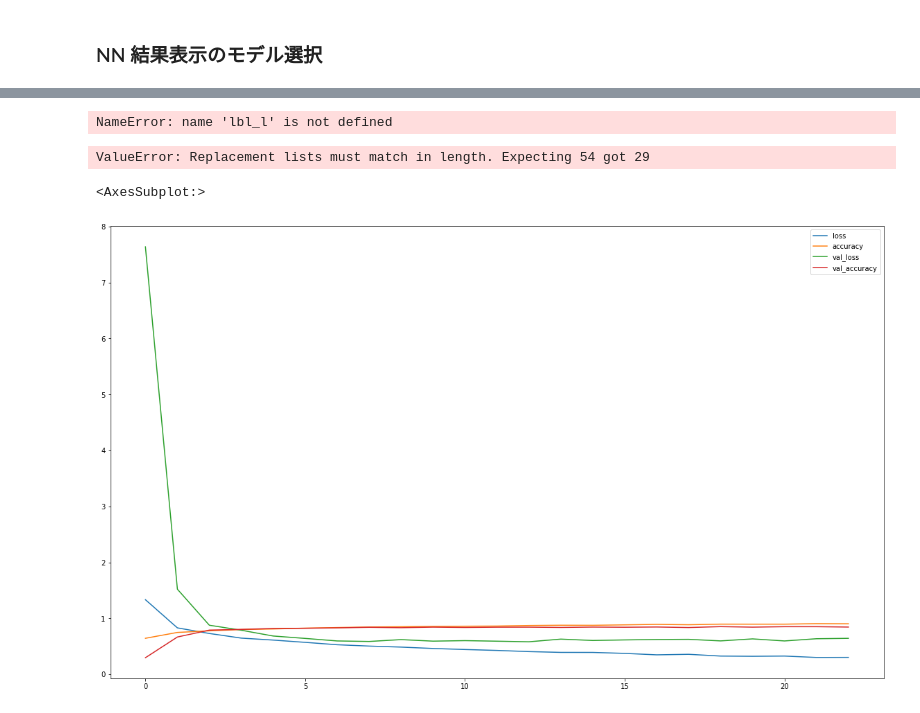
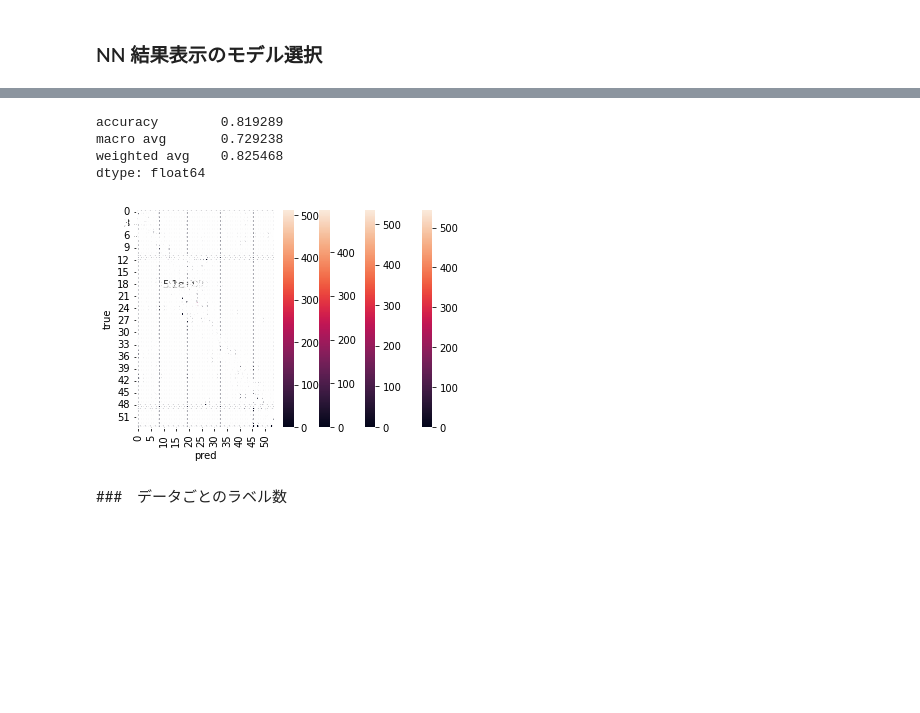
Before and after one commit to mecab-g/MRI, a Jupyter notebook: プロトコール予測/3.3recomendation_comp.ipynb, the cells around one changed output, grey strips where cells are left out. Saved outputs shown, nothing was run; the diff lists cells and outputs as text; code cells hidden in the pictures; blank space fills up the shorter version.

```diff
--- a/プロトコール予測/3.3recomendation_comp.ipynb
+++ b/プロトコール予測/3.3recomendation_comp.ipynb
@@ -502,0 +576,12 @@ sB_nn_results[0]
+# %%
+#sBERT nn
+with open ('../PICKLES/sBNNmodel.pkl', 'rb') as f:
+    sB_NN_models = pickle.load(f)
+
+sB_nn_results, sB_nn_reports = model_evaluation(sB_NN_models, X_test, y_test, method='NN')
+with open ('../PICKLES/sB_nn_results.pkl', 'wb') as f:
+    pickle.dump(sB_nn_results, f)
+
+report=kfold_report(sB_nn_reports, 'sB_nn_report')
+print(report)
+# %% [output]
@@ -503,5 +592,24 @@ sB_nn_results[0]
+accuracy        0.819289
+macro avg       0.729238
+weighted avg    0.825468
+dtype: float64
+[figure, added]
+# %% [markdown]
+###　データごとのラベル数
 # %%
 labels = np.unique(lbl_l.inverse_transform(y))
-labels
+new_labels = ['lower extremity artery','general abodomen','ovary','uterus','fetus/placenta',
+           'intestinal tract','Bone and soft tissue tumor', 'Bone and soft tissue tumor(joint)','bladder', 'mediastinum',
+           'heart', 'breast', 'head/neck artery', 'maltiple sclerosis','brainstem' ,
+           'epilepsy','jaw','orbital tumor', 'general brain',
+           'optinc nerve', 'newborn brain', 'vertebral artery', 'pituitaly gland', 'brian metastasis',
+           'brain tumor/encephalitis', 'vestibulocochlear', 'dementia','head/spine(newborn)', 'kidney/adrenal glad','abdominal vessels',
+            'hip joint',
+            'knee', 'Myositis', 'ankle joint', 'toes', 'upper abdomen',
+            'MRCP', 'liver', 'head and neck(soft tissue)', 'prostate', 'hernia',
+            'lower abdomen', 'rectum', 'cervical spine', 'brachial plexus', 'thoracic spine',
+             'lumbar spine','whole spine', 'Spinal cord lesion', 'Sacral spine pelvis', 'shoulder',
+              'wrist',
+             'finger', 'elbow']
+
+dic = {key: val for key, val in zip(labels, new_labels)}
-# %% [output]
-NameError: name 'lbl_l' is not defined
@@ -535,9 +615,0 @@ def confusion(result):
-# %%
-confusion(a)
-# %% [output]
-ValueError: Replacement lists must match in length. Expecting 54 got 29
-# %%
-pd.DataFrame(histories[0].history).plot(figsize=(20,12))
-# %% [output]
-<AxesSubplot:>
-[figure, removed]
```
Also changed, not shown: parts of 64 cells of this notebook, 5 other files.
